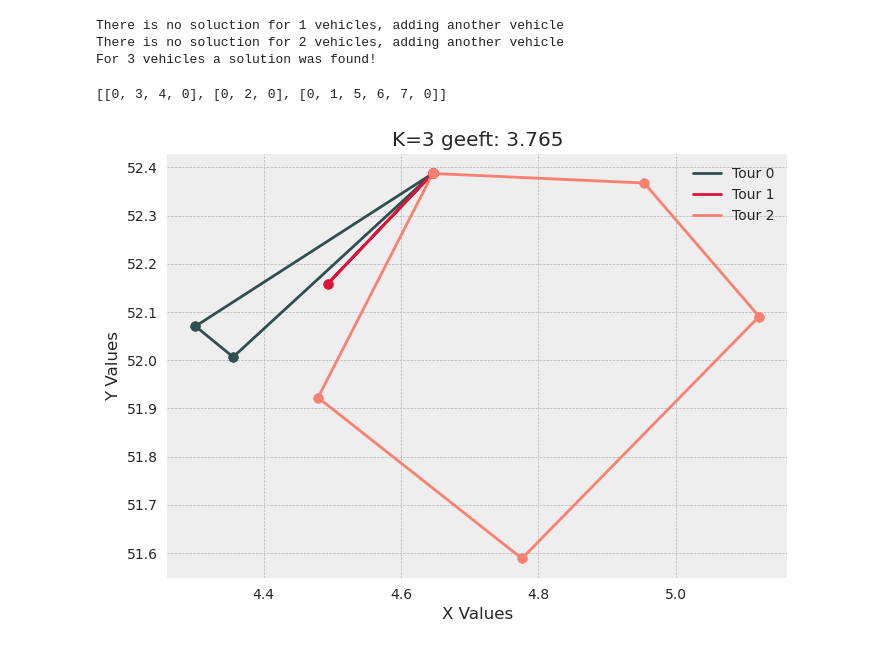
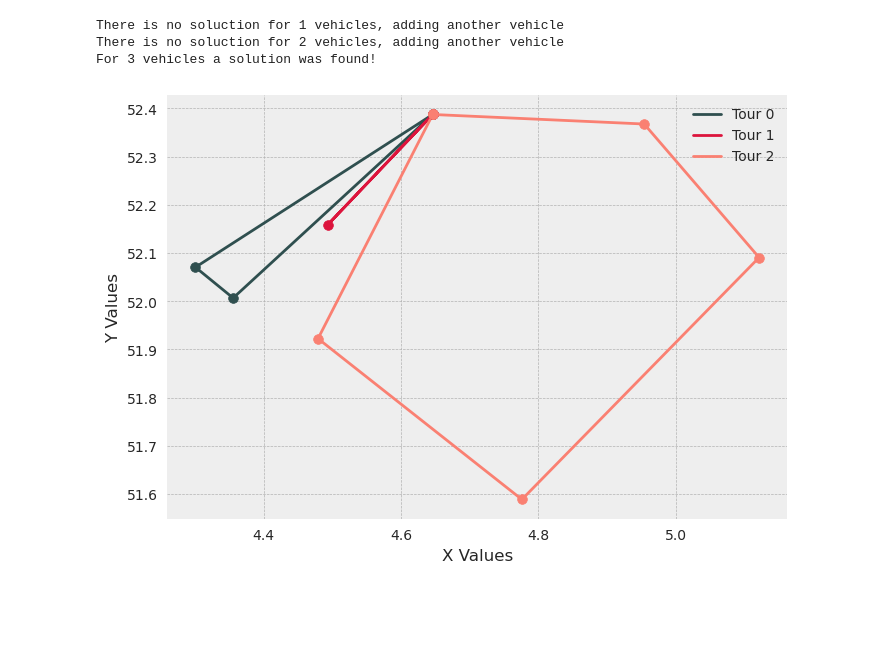
Before and after one commit to Kikahhs/Jaar-4, a Jupyter notebook: Shortpaper 2/shortpaper2_model.ipynb, the cells around one changed output. Drawn from its saved outputs; the diff is of its cells as text; code cells hidden in the pictures; blank space fills up the shorter version.

```diff
--- a/Shortpaper 2/shortpaper2_model.ipynb
+++ b/Shortpaper 2/shortpaper2_model.ipynb
@@ -81,8 +81,8 @@ class DataPreProcessing:
         return df
 
     def return_demand_df(self):
-        demand_0 = demand.return_dict_info(self.winkel_locaties[0], bike_type)
-        demand_df = dict_to_df(demand_0, self.winkel_locaties[0])
+        demand_0 = demand.return_dict_info(self.winkel_locaties[0], self.bike_type)
+        demand_df = self.demand_dict_to_df(demand_0, self.winkel_locaties[0])
 
         for winkel in range(1, len(self.winkel_locaties)):
             demand_i = self.demand.return_dict_info(self.winkel_locaties[winkel], self.bike_type)
@@ -191,16 +191,16 @@ class VRP:
                 for h in S:
                     for k in model.K:
                         model.subtour_elimination.add(
-                          subtour_elimination(model, S, Sout, h, k)
+                          self.subtour_elimination(model, S, Sout, h, k)
                         )
         return proceed
 
     def solve_step(self, model, solver):
         sol = solver.solve(model)
-        arcs = find_arcs(model)
-        subtours = find_subtours(arcs)
+        arcs = self.find_arcs(model)
+        subtours = self.find_subtours(arcs)
         time.sleep(0.1)
-        proceed = eliminate_subtours(model, subtours)
+        proceed = self.eliminate_subtours(model, subtours)
         return sol, proceed
 
     def solve(self, model, solver):
@@ -247,6 +247,10 @@ class RunAlgorithm:
         self.demands = self.dpp.return_demand_for_selected_month(month_index)
         self.capacity = capacity
         self.best_solution = False
+
+    @property
+    def return_coordinates(self):
+        return self.dpp.coordinaten_matrix
 
     def calculate_full_truck_load(self):
         return self.demands // self.capacity
@@ -288,21 +292,21 @@ There is no soluction for 1 vehicles, adding another vehicle
 There is no soluction for 2 vehicles, adding another vehicle
 For 3 vehicles a solution was found!
 # %%
-algo.return_objective_result
-algo.return_best_tour
+objective_result = algo.return_objective_result
+best_tour = algo.return_best_tour
-# %% [output]
-[[0, 3, 4, 0], [0, 2, 0], [0, 1, 5, 6, 7, 0]]
 # %%
+alle_coordinaten = algo.return_coordinates
+
 for tour in range(len(best_tour)):
     tour_coordinates = alle_coordinaten[best_tour[tour]]
     y0, x0 = tour_coordinates[:, 0], tour_coordinates[:, 1]
     plt.scatter(x0, y0, color=colours[tour], zorder=2)
     plt.plot(x0, y0, color=colours[tour], label=f'Tour {tour}', zorder=1)
 
-plt.title(f'K={n_vehicles} geeft: {round(solution.best_feasible_objective, 3)}')
+# plt.title(f'K={n_vehicles} geeft: {round(objective_result, 3)}')
 plt.xlabel("X Values")
 plt.ylabel("Y Values")
 plt.legend()
 plt.show()
 # %% [output]
-[figure, old version]
+[figure, new version]
```
Also changed, not shown: 1 other file.
